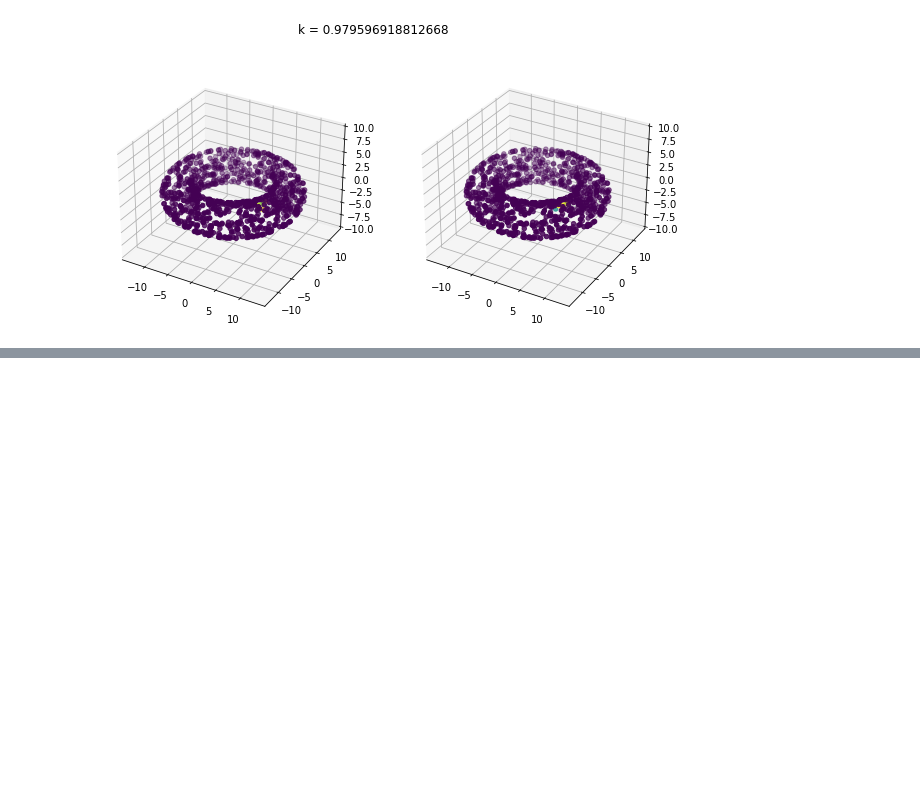
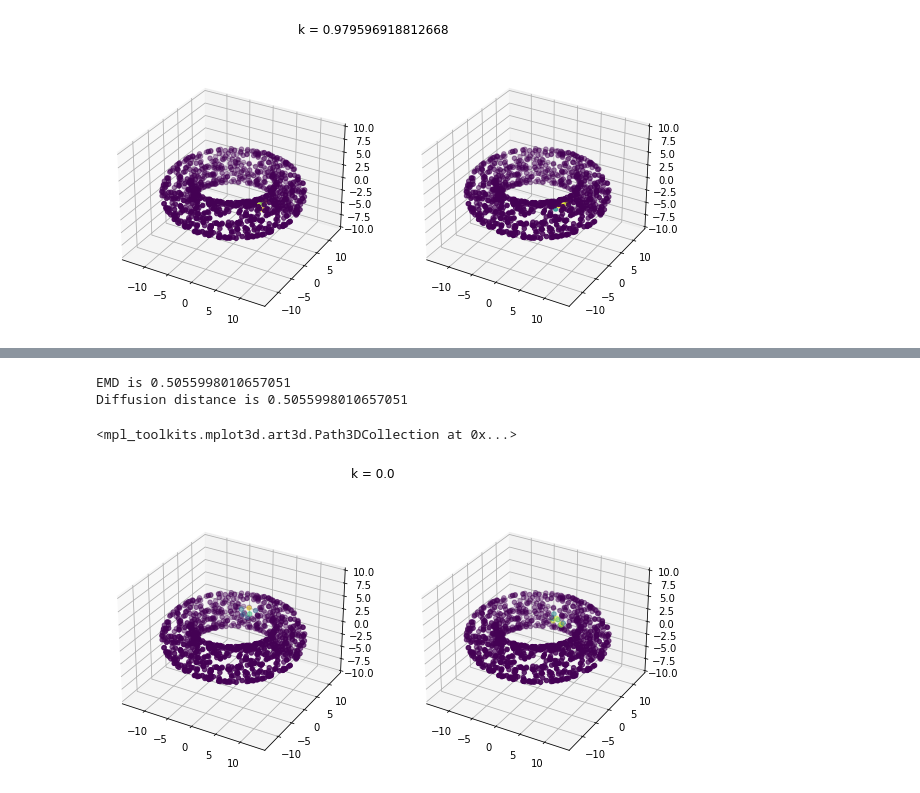
Before and after one commit to KrishnaswamyLab/PECAN, a Jupyter notebook: pecan/3.0-km-Experiments with OR Curvature from DEMD.ipynb, the cells around one changed output, grey strips where cells are left out. Drawn from its saved outputs; the diff is of its cells as text; code cells hidden in the pictures; blank space fills up the shorter version.

Commit message:
Added regular OT over diffusion distances for comparison

```diff
--- a/pecan/3.0-km-Experiments with OR Curvature from DEMD.ipynb
+++ b/pecan/3.0-km-Experiments with OR Curvature from DEMD.ipynb
@@ -299,0 +302,28 @@ ax2.scatter(X[:,0],X[:,1],X[:,2],c=distributions[:,1])
+# %%
+from pecan.curvature import Ollivier_Ricci_Curvature_Regular_OT_with_Diffusion_Distances
+ORC_regular = Ollivier_Ricci_Curvature_Regular_OT_with_Diffusion_Distances(G,0) # initialize with a graphtools graph of the torus
+# %%
+i = 240
+diffusion_probs = np.linalg.matrix_power(P,10)[i] # choose a random point within a 3 step random walk
+j = np.random.choice(np.arange(0,len(P)), p=diffusion_probs)
+k = ORC_regular.curvature_between(i,j)
+# make plots
+distributions = np.zeros((len(A),2))
+distributions[:,0][i] = 1
+distributions[:,1][j] = 1
+# diffuse the distributions for one step
+distributions = P @ distributions
+# visualize the result
+fig = plt.figure(figsize=(10,5))
+fig.suptitle(f"k = {k}")
+ax1 = plt.subplot(1,2,1,projection='3d')
+ax1.set_zlim(-10,10)
+ax1.scatter(X[:,0],X[:,1],X[:,2],c=distributions[:,0])
+ax2 = plt.subplot(1,2,2, projection='3d')
+ax2.set_zlim(-10,10)
+ax2.scatter(X[:,0],X[:,1],X[:,2],c=distributions[:,1])
+# %% [output]
+EMD is 0.5055998010657051
+Diffusion distance is 0.5055998010657051
+<mpl_toolkits.mplot3d.art3d.Path3DCollection at 0x...>
+[figure, added]
```
Also changed, not shown: parts of 4 cells of this notebook, 2 other files.
